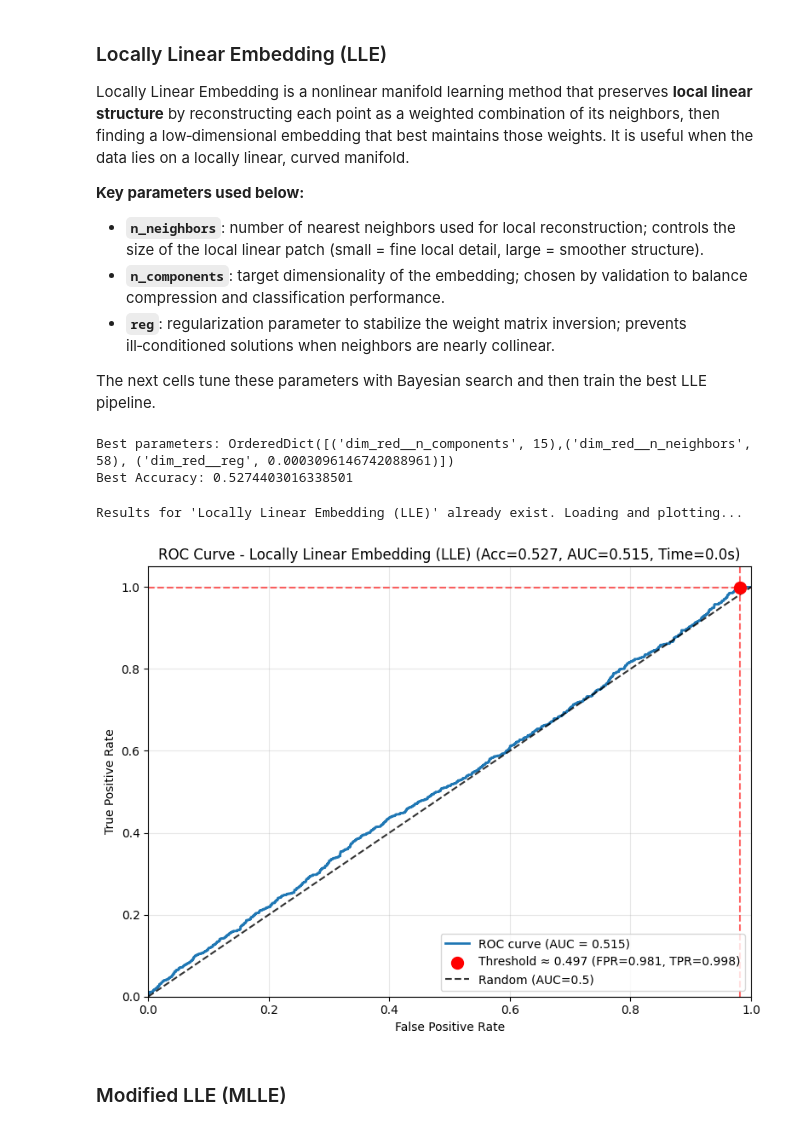
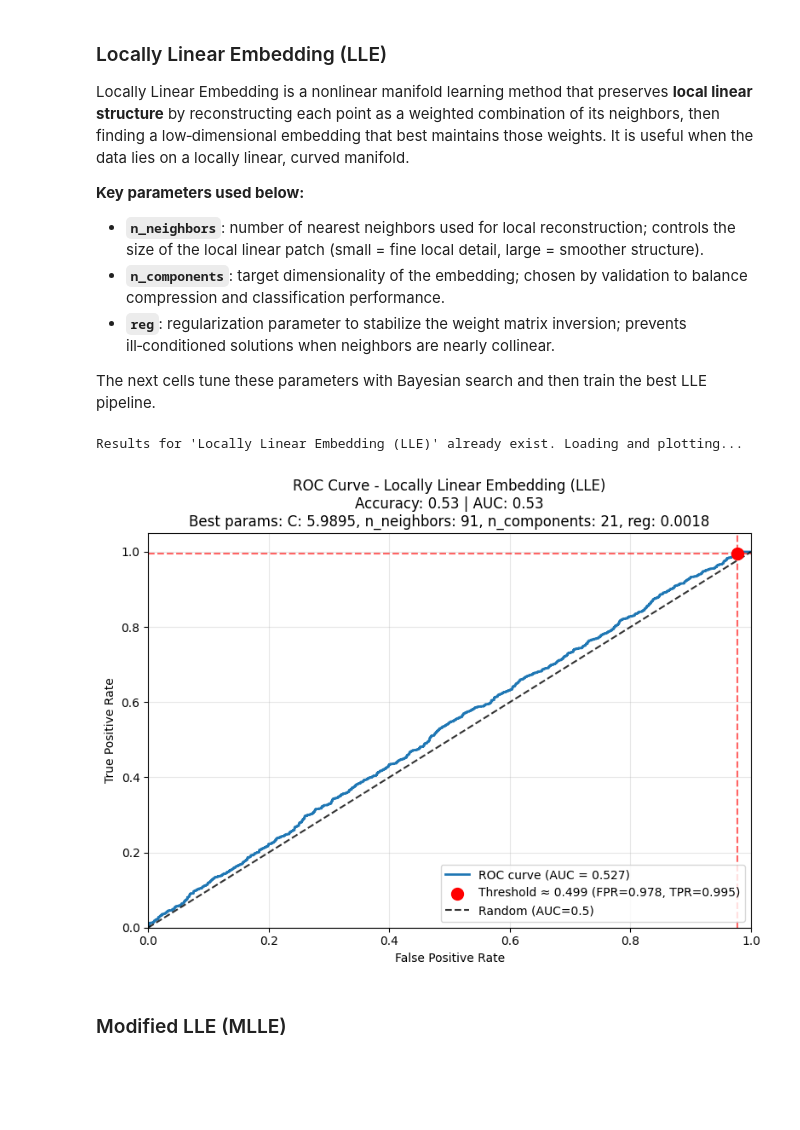
Before and after one commit to davidsmv/MachineLearningPortfolio, a Jupyter notebook: dimensionality_reduction/High_Dimensional_Datascape.ipynb, the cells around one changed output. Drawn from its saved outputs; the diff is of its cells as text; code cells hidden in the pictures; blank space fills up the shorter version.

```diff
--- a/dimensionality_reduction/High_Dimensional_Datascape.ipynb
+++ b/dimensionality_reduction/High_Dimensional_Datascape.ipynb
@@ -469,64 +522,55 @@ model_name = "Locally Linear Embedding (LLE)"
 # %%
 from sklearn.manifold import LocallyLinearEmbedding
 from skopt import BayesSearchCV
 from skopt.space import Integer, Real
 
+model_name = "Locally Linear Embedding (LLE)"
+
 if should_evaluate(model_name):
     search_spaces = {
-        'dim_red__n_neighbors': Integer(21, 60.
-
-        ),  # raised floor
-        'dim_red__n_components': Integer(2, 20),
+        'clf__C': Real(1e-4, 10, prior='log-uniform'),
+        'dim_red__n_neighbors': Integer(26, 100),  # raised floor
+        'dim_red__n_components': Integer(10, 25),
         'dim_red__reg': Real(1e-4, 1e-1, prior='log-uniform')
     }
 
     opt = BayesSearchCV(
         get_pipeline(LocallyLinearEmbedding(
             n_jobs=-1, random_state=42)),
         search_spaces,
         n_iter=20,
         cv=3,
         scoring='accuracy',
         n_jobs=-1,
         random_state=42,
         verbose=1
     )
 
     opt.fit(X_train, y_train)
     print("Best parameters:", opt.best_params_)
     print("Best Accuracy:", opt.best_score_)
 
-    # Save parameters
-    n_neighbors = opt.best_params_['dim_red__n_neighbors']
-    n_components = opt.best_params_['dim_red__n_components']
-    reg = opt.best_params_['dim_red__reg']
+
+    best_hyperparameter = {
+        "C": opt.best_params_['clf__C'],
+        "n_neighbors": opt.best_params_['dim_red__n_neighbors'],
+        "n_components": opt.best_params_['dim_red__n_components'],
+        "reg": opt.best_params_['dim_red__reg']
+    }
+
+    y_pred = opt.predict(X_test)
+    y_score = opt.predict_proba(X_test)[:,1]
+    evaluate_and_save_results(
+        model_name, y_test, y_pred, y_score, best_hyperparameter
+    )
+    plot_model(model_name)
+
 else:
-    print("Best parameters: OrderedDict([('dim_red__n_components', 15),"
-    "('dim_red__n_neighbors', 58), ('dim_red__reg', 0.0003096146742088961)])")
-    print("Best Accuracy: 0.5274403016338501")
+    print(f"Results for '{model_name}' already exist. Loading and plotting...")
+    plot_model(model_name)
 # %% [output]
-Best parameters: OrderedDict([('dim_red__n_components', 15),('dim_red__n_neighbors', 58), ('dim_red__reg', 0.0003096146742088961)])
-Best Accuracy: 0.5274403016338501
+Results for 'Locally Linear Embedding (LLE)' already exist. Loading and plotting...
+[figure, added]
-# %%
-if should_evaluate(model_name):
-    best_lle = LocallyLinearEmbedding(
-        n_neighbors=n_neighbors,
-        n_components=n_components,
-        reg=reg,
-        n_jobs=-1,
-        random_state=42
-    )
-    pipe_lle = get_pipeline(best_lle)
-    pipe_lle.fit(X_train, y_train)
-    y_pred_lle = pipe_lle.predict(X_test)
-    y_score_lle = pipe_lle.predict_proba(X_test)[:,1]
-    evaluate_and_save_results(model_name, y_test, y_pred_lle, y_score_lle, 0.0)
-else:
-    print(f"Results for '{model_name}' already exist. Loading and plotting...")
-plot_model(model_name)
-# %% [output]
-Results for 'Locally Linear Embedding (LLE)' already exist. Loading and plotting...
-[figure, removed]
 # %% [markdown]
 ###  Modified LLE (MLLE)
 # %% [markdown]
```
Also changed, not shown: parts of 21 cells of this notebook, 1 other file.
